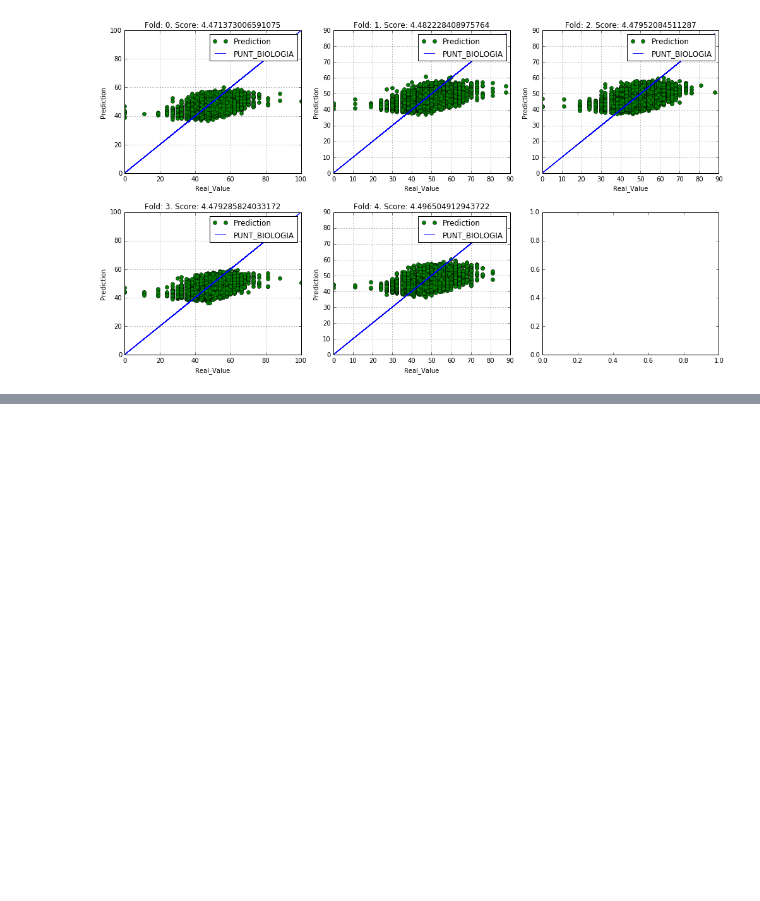
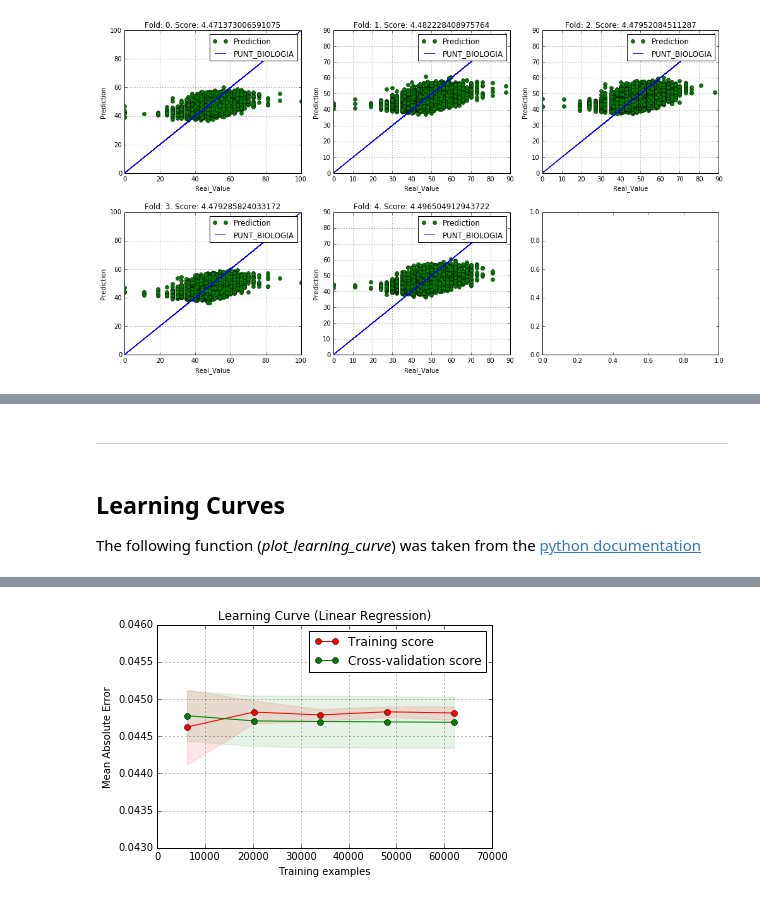
Before and after one commit to AronForero/ICFESProject, a Jupyter notebook: New_Project/Descriptive_Analisis/Analysis/Linear_Regression.ipynb, the cells around one changed output, grey strips where cells are left out. Cells and saved outputs as stored; diff of their text form; code cells hidden in the pictures; blank space fills up the shorter version.

```diff
--- a/New_Project/Descriptive_Analisis/Analysis/Linear_Regression.ipynb
+++ b/New_Project/Descriptive_Analisis/Analysis/Linear_Regression.ipynb
@@ -234,0 +238,6 @@ Generally i can see that the score does not improve significantly, is almost the
+# %% [markdown]
+___
+# %% [markdown]
+## Learning Curves
+
+The following function (*plot_learning_curve*) was taken from the [python documentation](http://scikit-learn.org/stable/auto_examples/model_selection/plot_learning_curve.html)
@@ -234,0 +317,24 @@ Generally i can see that the score does not improve significantly, is almost the
+# %%
+D_sorted = data_2000.sort_values(by='PUNT_BIOLOGIA')
+New_x_list = ['ESTU_GENERO', 'ESTU_ACT_PROX_ANNO', 'COD_INTERDISCIPLINAR', 'COLE_CARACTER', 'ESTU_RESIDE_DEPTO',
+              'FAMI_APORTANTES', 'FAMI_NUM_HERMANOS_EDUSUPERIOR', 'COLE_JORNADA', 'FAMI_OCUPA_MADRE', 'ESTU_CARRDESEADA_RAZON',
+              'FAMI_PERSONAS_HOGAR', 'ESTU_RAZONINSTITUTO', 'FAMI_OCUPA_PADRE', 'FAMI_EDUCA_PADRE' 'FAMI_NUM_HERMANOS',
+              'FAMI_EDUCA_MADRE', 'COLE_VALOR_PENSION', 'ESTU_RESIDE_MCPIO', 'ESTU_NACIMIENTO_MES',
+              'ESTU_IES_COD_DESEADA', 'ESTU_NACIMIENTO_DIA', 'ESTU_NACIMIENTO_ANNO', 'ESTU_CARRDESEADA_COD',
+              'COLE_COD_ICFES', 'FAMI_INGRESO_FMILIAR_MENSUAL']
+
+y_list = ['PUNT_BIOLOGIA', 'PUNT_MATEMATICAS', 'PUNT_FILOSOFIA', 'PUNT_FISICA', 'PUNT_HISTORIA', 'PUNT_QUIMICA',
+              'PUNT_LENGUAJE', 'PUNT_GEOGRAFIA', 'PUNT_INTERDISCIPLINAR', 'PUNT_IDIOMA']
+
+New_X = D_sorted.filter(items = New_x_list)
+New_2X = New_X**2
+Y_train = D_sorted.filter(items = y_list)
+
+title = "Learning Curve (Linear Regression)"
+# Cross validation with 100 iterations to get smoother mean test and train
+# score curves, each time with 20% data randomly selected as a validation set.
+cv = ShuffleSplit(n = New_2X.shape[0], n_iter=5, test_size=0.2, random_state=0)
+
+estimator = LinearRegression()
+plot_learning_curve(estimator, title, New_2X, Y_train['PUNT_BIOLOGIA'], ylim=(0.043, 0.046), cv=cv, n_jobs=4)
+# %% [output]
@@ -234,0 +342 @@ Generally i can see that the score does not improve significantly, is almost the
+[figure, added]
```
Also changed, not shown: parts of 4 cells of this notebook, 2 other files.
